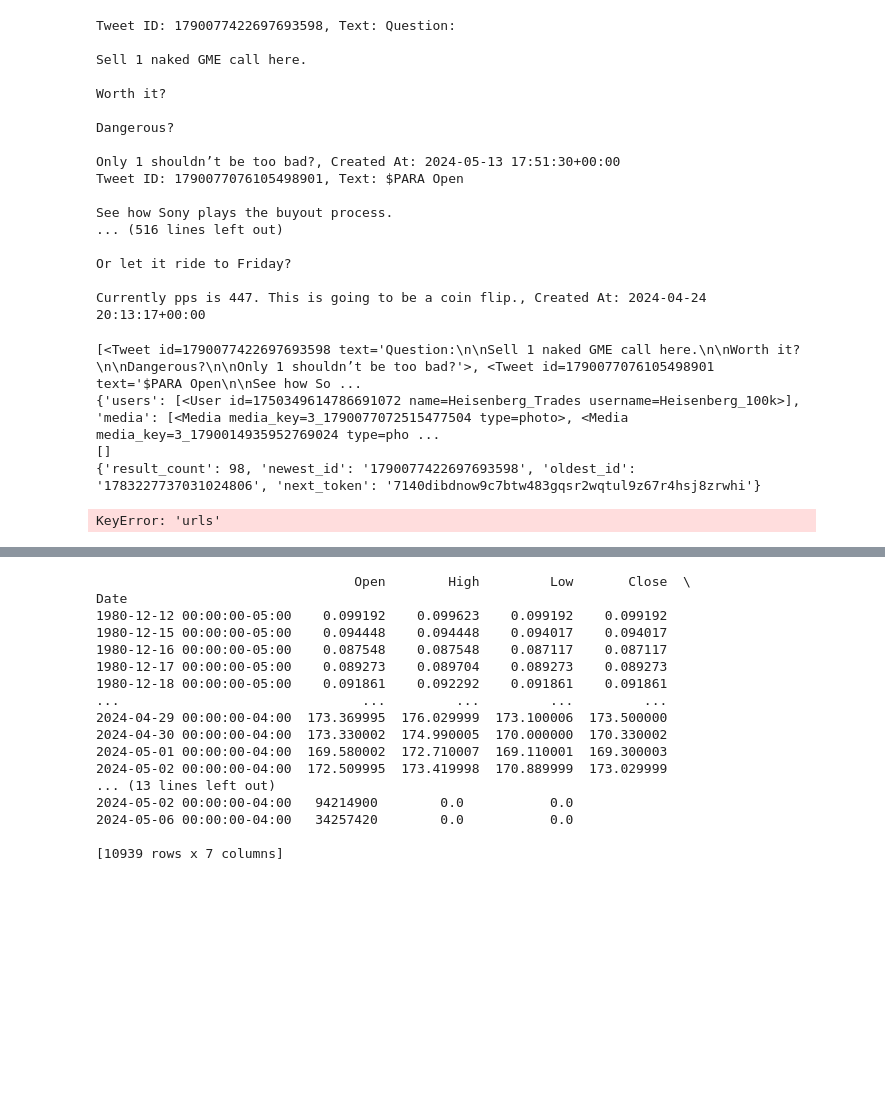
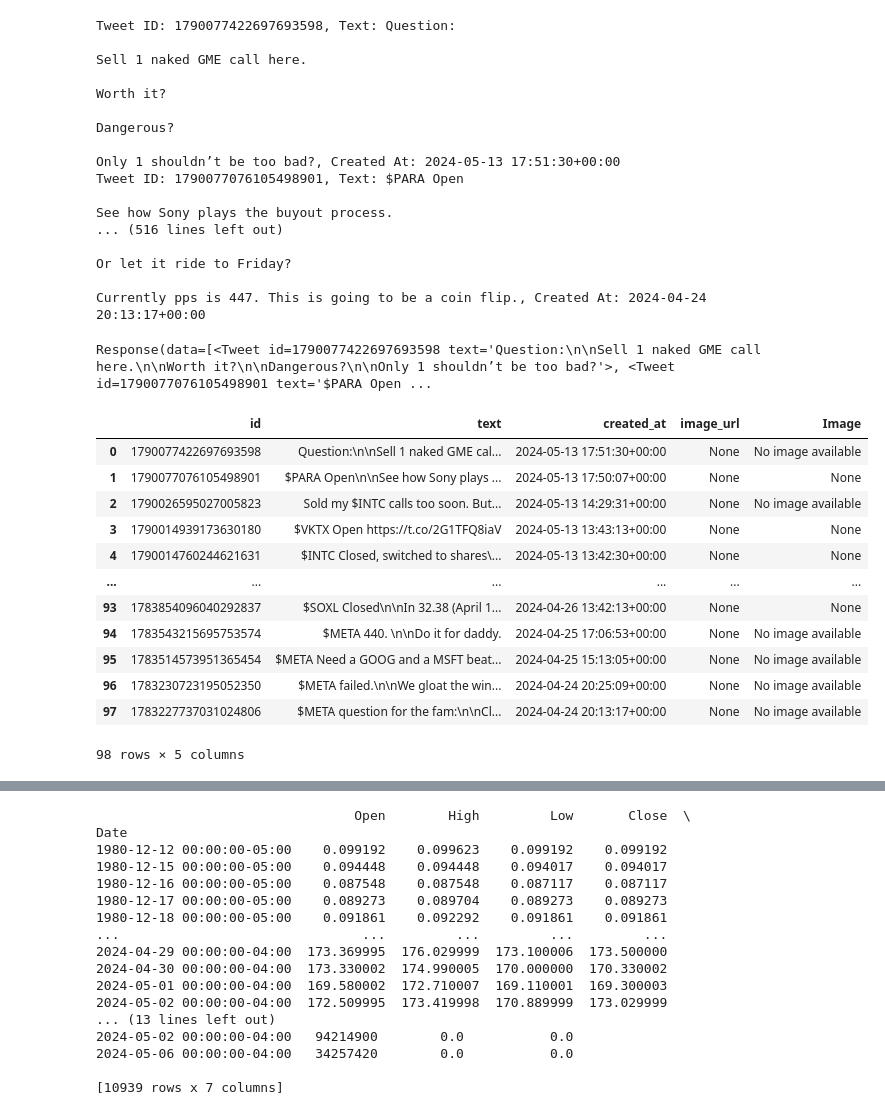
Before and after one commit to amoogat/Project_X, a Jupyter notebook: projectx.ipynb, the cells around one changed output, grey strips where cells are left out. Drawn from its saved outputs; the diff is of its cells as text; code cells hidden in the pictures; blank space fills up the shorter version.

Commit message:
Updated ProjectX with Image Retrieval

```diff
--- a/projectx.ipynb
+++ b/projectx.ipynb
@@ -107,17 +107,41 @@ See how Sony plays the buyout process.
 Or let it ride to Friday?
 
 Currently pps is 447. This is going to be a coin flip., Created At: 2024-04-24 20:13:17+00:00
+# %%
+tweets
+# %% [output]
+Response(data=[<Tweet id=1790077422697693598 text='Question:\n\nSell 1 naked GME call here.\n\nWorth it?\n\nDangerous?\n\nOnly 1 shouldn’t be too bad?'>, <Tweet id=1790077076105498901 text='$PARA Open ...
 # %%
-for tweet in tweets :
-    print(tweet)
+def get_display_url(entities):
+    if isinstance(entities, dict) and "urls" in entities:
+        urls = entities["urls"]
+        display_urls = [url.get("display_url") for url in urls]
+        return display_urls
+    else:
+        return 0
+
+# Apply the function to count display_url
+df["image_url"] = df["entities"].apply(get_display_url)
+
+selected_columns = ['id', 'text', 'created_at', 'image_url']
+
+# Creating a new DataFrame with selected columns
+heisenberg_tweets = df[selected_columns].copy()
-# %% [output]
-[<Tweet id=1790077422697693598 text='Question:\n\nSell 1 naked GME call here.\n\nWorth it?\n\nDangerous?\n\nOnly 1 shouldn’t be too bad?'>, <Tweet id=1790077076105498901 text='$PARA Open\n\nSee how So ...
-{'users': [<User id=1750349614786691072 name=Heisenberg_Trades username=Heisenberg_100k>], 'media': [<Media media_key=3_1790077072515477504 type=photo>, <Media media_key=3_1790014935952769024 type=pho ...
-[]
-{'result_count': 98, 'newest_id': '1790077422697693598', 'oldest_id': '1783227737031024806', 'next_token': '7140dibdnow9c7btw483gqsr2wqtul9z67r4hsj8zrwhi'}
+# %%
+heisenberg_tweets
+# %% [output]
+|  | id | text | created_at | image_url | Image |
+| 0 | 1790077422697693598 | Question:\n\nSell 1 naked GME cal... | 2024-05-13 17:51:30+00:00 | None | No image available |
+| 1 | 1790077076105498901 | $PARA Open\n\nSee how Sony plays ... | 2024-05-13 17:50:07+00:00 | None | None |
+| 2 | 1790026595027005823 | Sold my $INTC calls too soon. But... | 2024-05-13 14:29:31+00:00 | None | No image available |
+| 3 | 1790014939173630180 | $VKTX Open https://t.co/2G1TFQ8iaV | 2024-05-13 13:43:13+00:00 | None | None |
+| 4 | 1790014760244621631 | $INTC Closed, switched to shares\... | 2024-05-13 13:42:30+00:00 | None | None |
+| ... | ... | ... | ... | ... | ... |
+| 93 | 1783854096040292837 | $SOXL Closed\n\nIn 32.38 (April 1... | 2024-04-26 13:42:13+00:00 | None | None |
+| 94 | 1783543215695753574 | $META 440. \n\nDo it for daddy. | 2024-04-25 17:06:53+00:00 | None | No image available |
+| 95 | 1783514573951365454 | $META Need a GOOG and a MSFT beat... | 2024-04-25 15:13:05+00:00 | None | No image available |
+| 96 | 1783230723195052350 | $META failed.\n\nWe gloat the win... | 2024-04-24 20:25:09+00:00 | None | No image available |
+| 97 | 1783227737031024806 | $META question for the fam:\n\nCl... | 2024-04-24 20:13:17+00:00 | None | No image available |
+98 rows × 5 columns
 # %%
 df = pd.DataFrame(tweets.data)
-# %%
-df['entities']['urls']['display_url'].isnull().sum()
-# %% [output]
-KeyError: 'urls'
```
Also changed, not shown: parts of 5 cells of this notebook.
